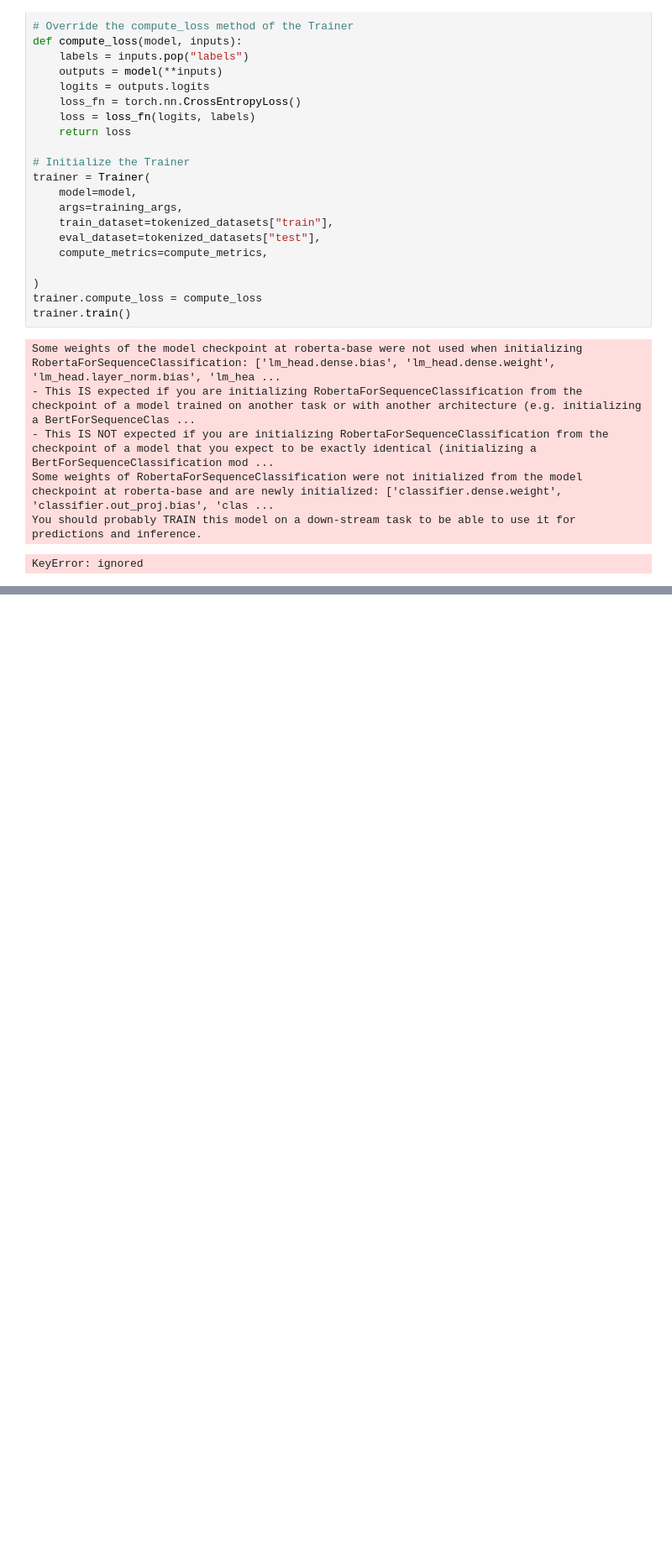
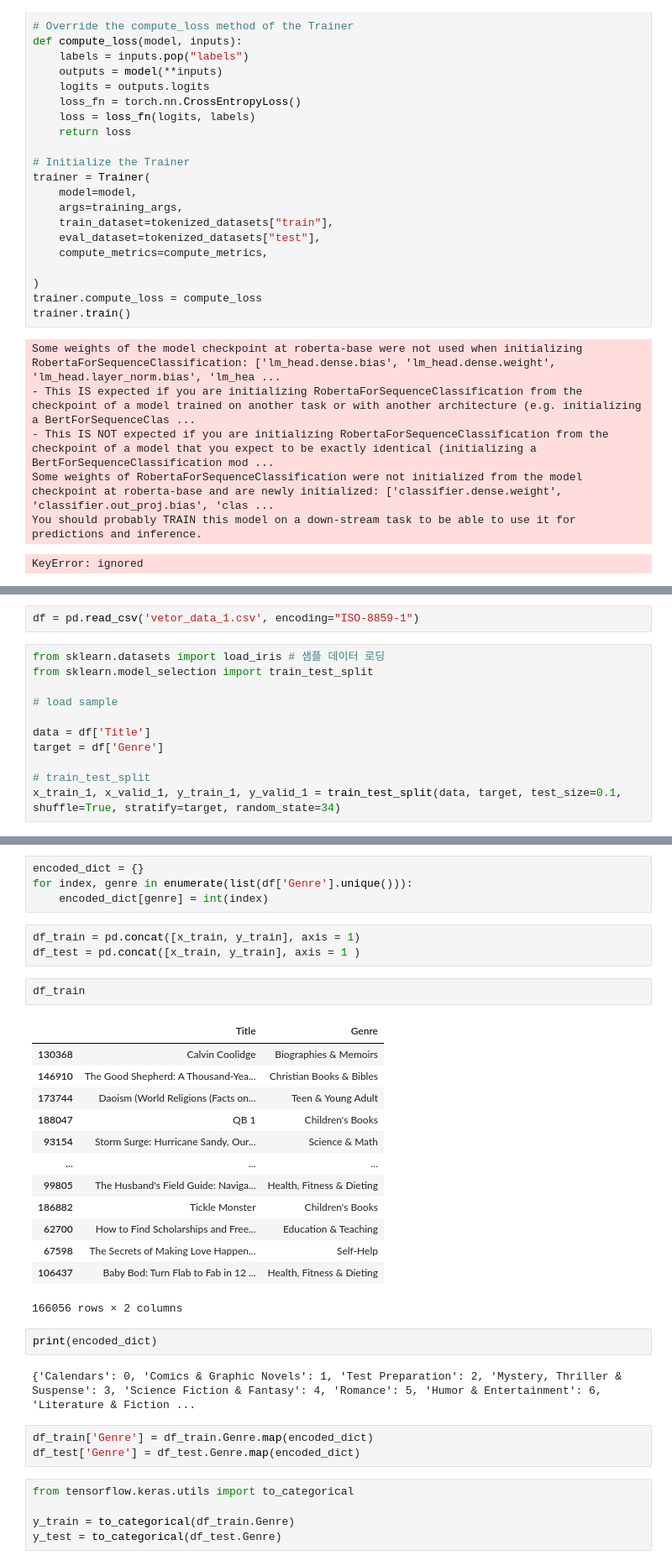
Before and after one commit to gyubinc/genre_summary, a Jupyter notebook: classification/classi.ipynb, the cells around one changed output, grey strips where cells are left out. Shown at 84% size. Drawn from its saved outputs; the diff is of its cells as text; blank space fills up the shorter version.

```diff
--- a/classification/classi.ipynb
+++ b/classification/classi.ipynb
@@ -327,0 +326,13 @@ KeyError: ignored
+# %%
+df = pd.read_csv('vetor_data_1.csv', encoding="ISO-8859-1")
+# %%
+from sklearn.datasets import load_iris # 샘플 데이터 로딩
+from sklearn.model_selection import train_test_split
+
+# load sample
+
+data = df['Title']
+target = df['Genre']
+
+# train_test_split
+x_train_1, x_valid_1, y_train_1, y_valid_1 = train_test_split(data, target, test_size=0.1, shuffle=True, stratify=target, random_state=34)
@@ -327,0 +912,35 @@ KeyError: ignored
+# %%
+encoded_dict = {}
+for index, genre in enumerate(list(df['Genre'].unique())):
+    encoded_dict[genre] = int(index)
+# %%
+df_train = pd.concat([x_train, y_train], axis = 1)
+df_test = pd.concat([x_train, y_train], axis = 1 )
+# %%
+df_train
+# %% [output]
+|  | Title | Genre |
+| 130368 | Calvin Coolidge | Biographies & Memoirs |
+| 146910 | The Good Shepherd: A Thousand-Yea... | Christian Books & Bibles |
+| 173744 | Daoism (World Religions (Facts on... | Teen & Young Adult |
+| 188047 | QB 1 | Children's Books |
+| 93154 | Storm Surge: Hurricane Sandy, Our... | Science & Math |
+| ... | ... | ... |
+| 99805 | The Husband's Field Guide: Naviga... | Health, Fitness & Dieting |
+| 186882 | Tickle Monster | Children's Books |
+| 62700 | How to Find Scholarships and Free... | Education & Teaching |
+| 67598 | The Secrets of Making Love Happen... | Self-Help |
+| 106437 | Baby Bod: Turn Flab to Fab in 12 ... | Health, Fitness & Dieting |
+166056 rows × 2 columns
+# %%
+print(encoded_dict)
+# %% [output]
+{'Calendars': 0, 'Comics & Graphic Novels': 1, 'Test Preparation': 2, 'Mystery, Thriller & Suspense': 3, 'Science Fiction & Fantasy': 4, 'Romance': 5, 'Humor & Entertainment': 6, 'Literature & Fiction ...
+# %%
+df_train['Genre'] = df_train.Genre.map(encoded_dict)
+df_test['Genre'] = df_test.Genre.map(encoded_dict)
+# %%
+from tensorflow.keras.utils import to_categorical
+
+y_train = to_categorical(df_train.Genre)
+y_test = to_categorical(df_test.Genre)
```
Also changed, not shown: parts of 38 cells of this notebook.
